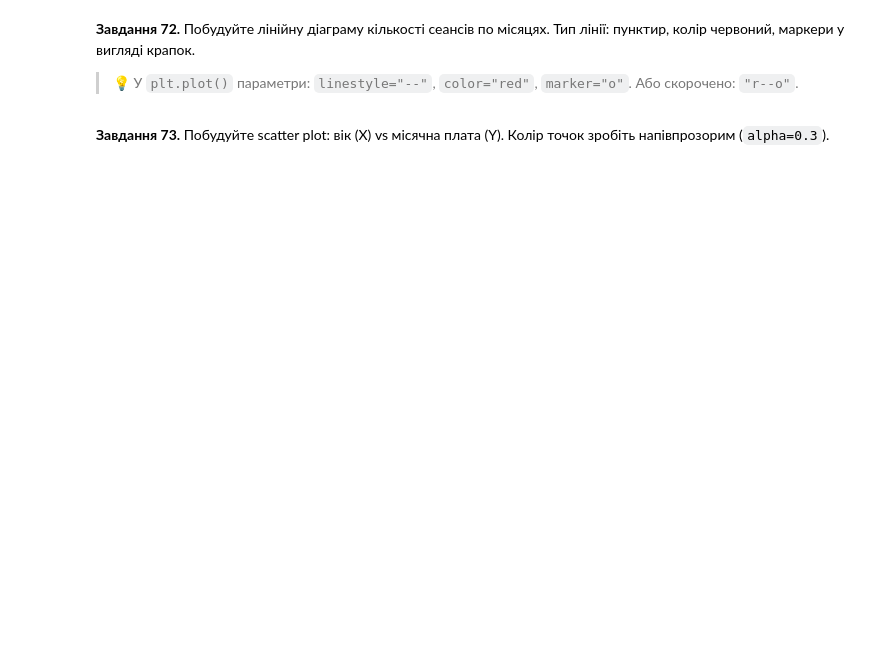
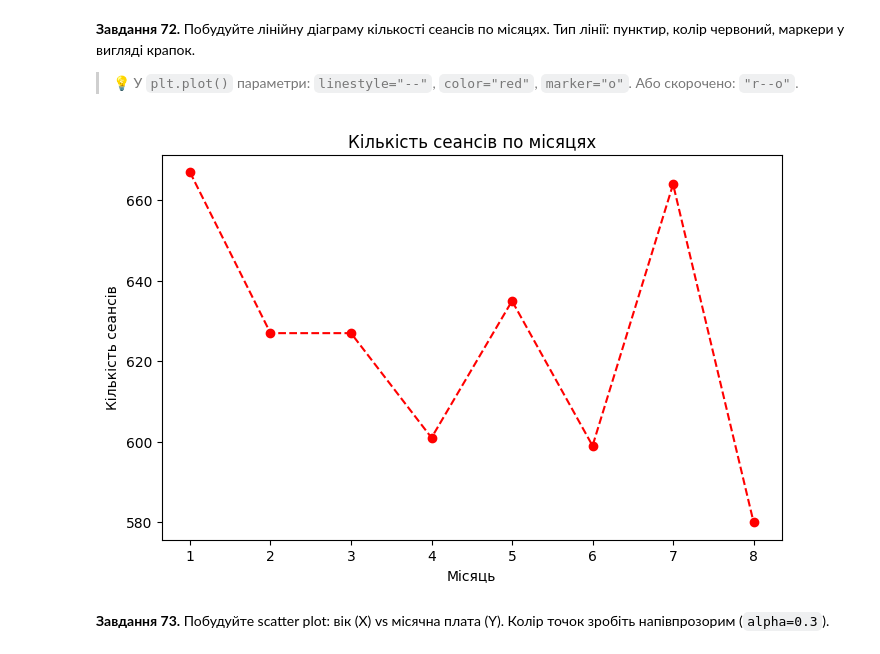
Before and after one commit to NadiiaIvashchuk/DTA_2026, a Jupyter notebook: classmade/pandas_viz_practice.ipynb, the cells around one changed output. Drawn from its saved outputs; the diff is of its cells as text; code cells hidden in the pictures; blank space fills up the shorter version.

```diff
--- a/classmade/pandas_viz_practice.ipynb
+++ b/classmade/pandas_viz_practice.ipynb
@@ -1310,2 +1321,15 @@ plt.show()
+# %%
+# Завдання 72:
+plt.figure(figsize=(8,5))
+cnt_sessions_monthly = sess.groupby('month').size()
+plt.plot(cnt_sessions_monthly.index, cnt_sessions_monthly.values, linestyle="--", color='red', marker='o')
+
+plt.title('Кількість сеансів по місяцях')
+plt.xlabel('Місяць')
+plt.ylabel('Кількість сеансів')
+
+plt.show()
+# %% [output]
+[figure, added]
 # %% [markdown]
 **Завдання 73.** Побудуйте scatter plot: вік (X) vs місячна плата (Y). Колір точок зробіть напівпрозорим (`alpha=0.3`).
```
Also changed, not shown: parts of 16 cells of this notebook.
